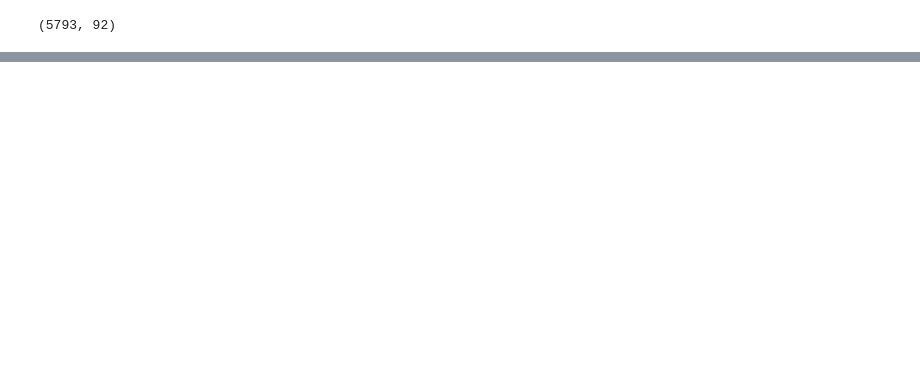
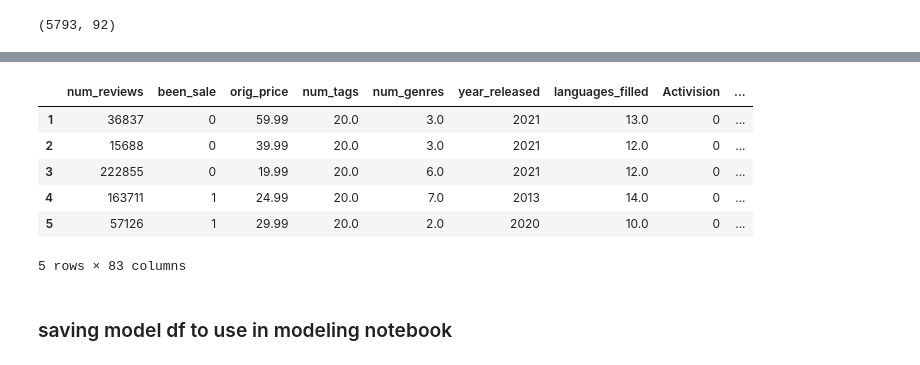
Before and after one commit to MichaelHarnett/Regression_Metis, a Jupyter notebook: final_df_editing.ipynb, the cells around one changed output, grey strips where cells are left out. Drawn from its saved outputs; the diff is of its cells as text; code cells hidden in the pictures; blank space fills up the shorter version.

```diff
--- a/final_df_editing.ipynb
+++ b/final_df_editing.ipynb
@@ -478,0 +529,18 @@ memory usage: 3.7+ MB
+# %%
+cols = list(modeldf.columns)
+# %%
+cols.insert(0, cols.pop(cols.index('num_reviews')))
+# %%
+modeldf = modeldf[cols]
+# %%
+modeldf.head()
+# %% [output]
+|  | num_reviews | been_sale | orig_price | num_tags | num_genres | year_released | languages_filled | Activision | ... |
+| 1 | 36837 | 0 | 59.99 | 20.0 | 3.0 | 2021 | 13.0 | 0 | ... |
+| 2 | 15688 | 0 | 39.99 | 20.0 | 3.0 | 2021 | 12.0 | 0 | ... |
+| 3 | 222855 | 0 | 19.99 | 20.0 | 6.0 | 2021 | 12.0 | 0 | ... |
+| 4 | 163711 | 1 | 24.99 | 20.0 | 7.0 | 2013 | 14.0 | 0 | ... |
+| 5 | 57126 | 1 | 29.99 | 20.0 | 2.0 | 2020 | 10.0 | 0 | ... |
+5 rows × 83 columns
+# %% [markdown]
+### saving model df to use in modeling notebook
```
Also changed, not shown: parts of 19 cells of this notebook, 9 other files.
